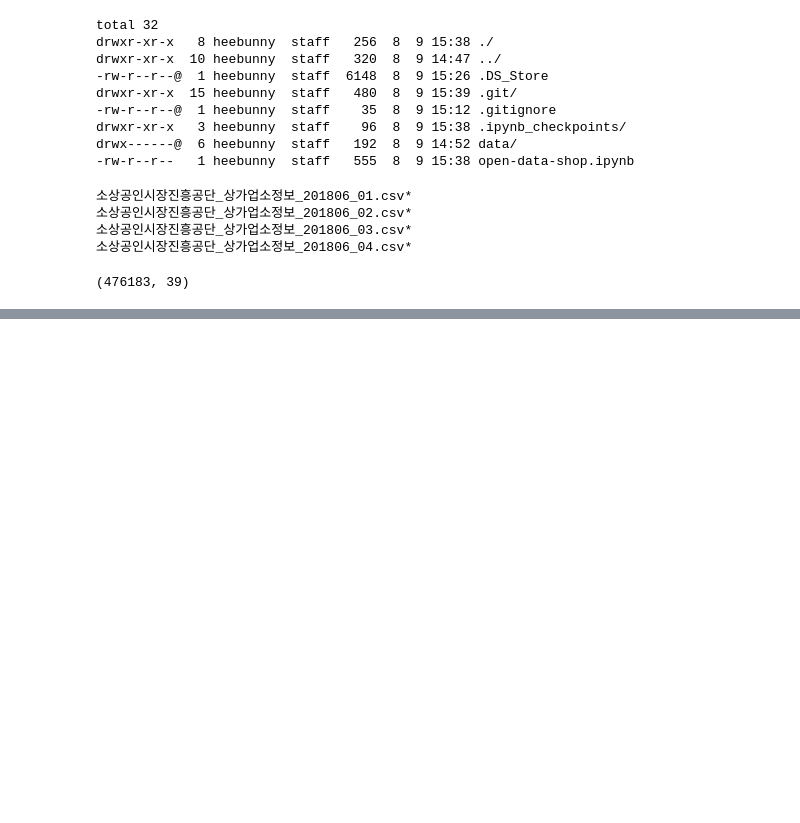
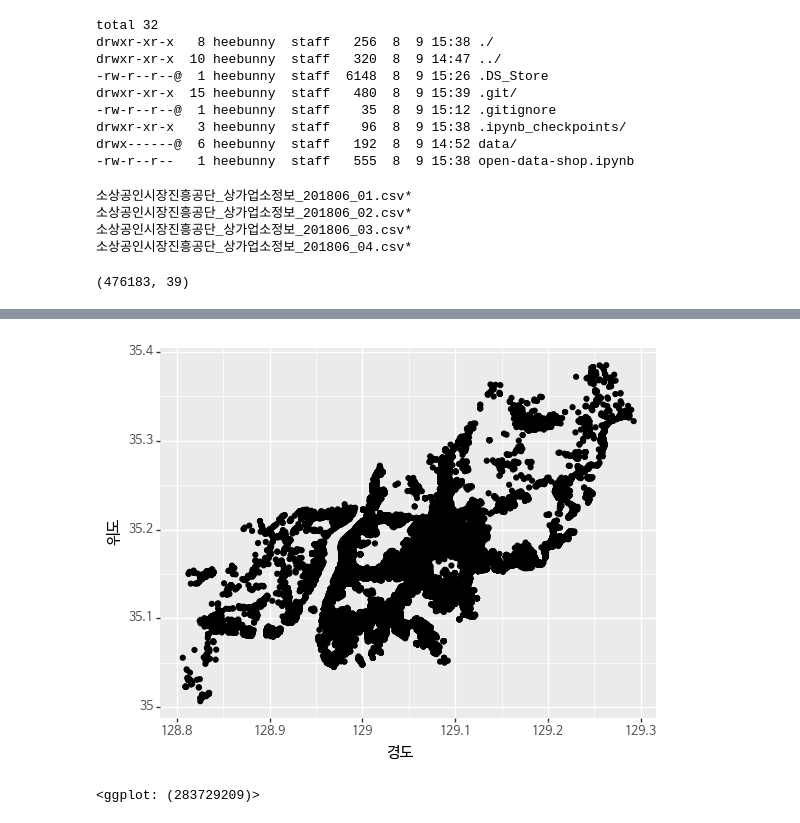
Before and after one commit to HeeYoungK/open-data-shop, a Jupyter notebook: open-data-shop.ipynb, the cells around one changed output, grey strips where cells are left out. Drawn from its saved outputs; the diff is of its cells as text; code cells hidden in the pictures; blank space fills up the shorter version.

```diff
--- a/open-data-shop.ipynb
+++ b/open-data-shop.ipynb
@@ -31,0 +88,9 @@ df_shop.shape
+# %%
+(ggplot(shop_busan)
+ + aes(x='경도', y='위도')
+ + geom_point()
+ + theme(text=element_text(family='NanumBarunGothic'))
+)
+# %% [output]
+[figure, added]
+<ggplot: (283729209)>
```
Also changed, not shown: parts of 13 cells of this notebook.
